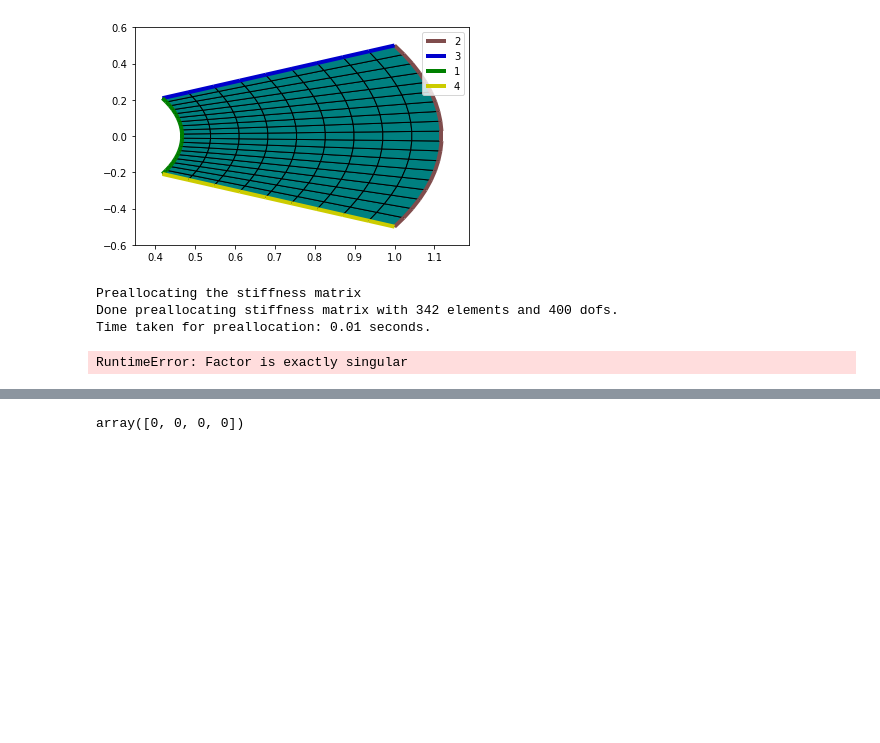
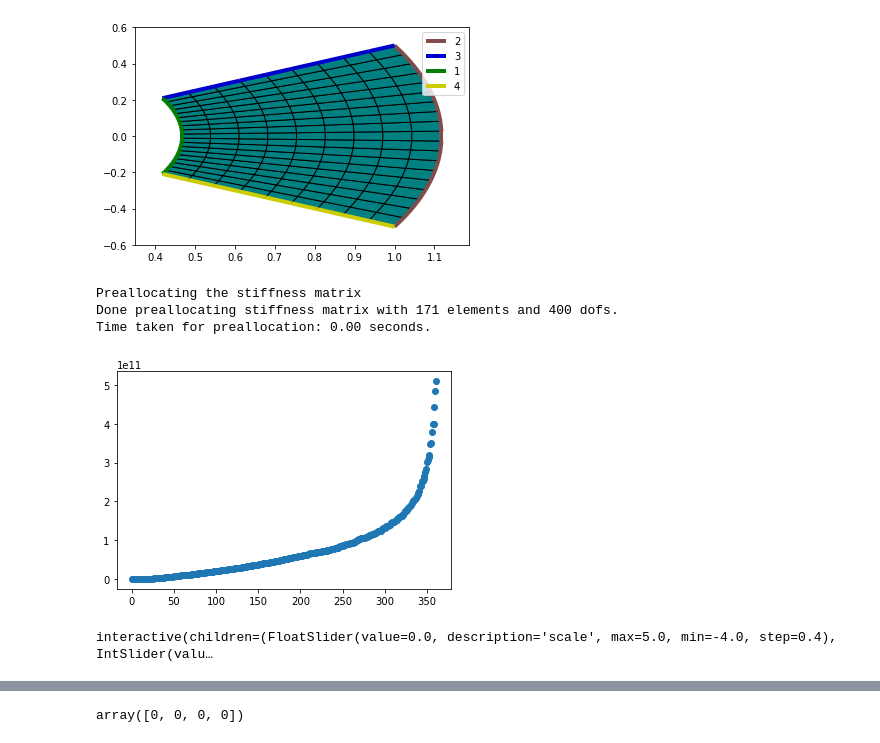
Before and after one commit to jenovencio/NDCSI4-2018, a Jupyter notebook: notebooks/cyclic symmetry.ipynb, the cells around one changed output, grey strips where cells are left out. Saved outputs shown, nothing was run; the diff lists cells and outputs as text; code cells hidden in the pictures; blank space fills up the shorter version.

```diff
--- a/notebooks/cyclic symmetry.ipynb
+++ b/notebooks/cyclic symmetry.ipynb
@@ -36,38 +36,38 @@ my_comp.set_mesh_obj(m)
 my_material = amfe.KirchhoffMaterial(E=210E9, nu=0.3, rho=7.86E3, plane_stress=True, thickness=1.0)
 my_comp.set_domain(6,my_material)
 my_comp.apply_neumann_boundaries(2,1e8, 'normal')
 
 K, f = my_comp.assembly_class.assemble_k_and_f()
 K_, f = my_comp.assembly_class.assemble_k_and_f_neumann()
 M = my_comp.assembly_class.assemble_m()
 
 
 dirsub = m.get_submesh('phys_group', 1)
 cyclic_low = m.get_submesh('phys_group', 3)
 cyclic_high = m.get_submesh('phys_group', 4)
 
 
 id_matrix = my_comp.assembly_class.id_matrix
 dir_dofs = amfe.get_dirichlet_dofs(dirsub, direction ='xy', id_matrix=id_matrix)
 low_dofs = amfe.get_dirichlet_dofs(cyclic_low, direction ='xy', id_matrix=id_matrix)
 high_dofs = amfe.get_dirichlet_dofs(cyclic_high, direction ='xy', id_matrix=id_matrix)
 
 K, M, f = my_comp.insert_dirichlet_boundary_cond(K,M,f,dir_dofs, value = 0.0)
 K_mod, M_mod, f_mod, P = my_comp.insert_cyclic_symm_boundary_cond(K, M, f, low_dofs = low_dofs, high_dofs = high_dofs, theta = 0.0)
 
 
-#omega, V_dynamic = linalg.eig(K_mod.todense(), M_mod.todense())
-omega, V_dynamic = splinalg.eigs(K_mod, k=30, M = M_mod, sigma=1.0,  which='SM')
+omega, V_dynamic = linalg.eig(K_mod.todense(), M_mod.todense())
+#omega, V_dynamic = splinalg.eigs(K_mod, k=30, M = M_mod, sigma=1.0,  which='SM')
 
 indexes = np.argsort(omega)
 V_dynamic = V_dynamic [:,indexes]
 plt.plot(omega[indexes],'o')
 plt.show()
 # %% [output]
 Preallocating the stiffness matrix
-Done preallocating stiffness matrix with 342 elements and 400 dofs.
-Time taken for preallocation: 0.01 seconds.
+Done preallocating stiffness matrix with 171 elements and 400 dofs.
+Time taken for preallocation: 0.00 seconds.
-RuntimeError: Factor is exactly singular
+[figure, added]
 # %%
 mode = 21
 def get_mode(mode):
@@ -86,5 +86,7 @@ def plot(scale=0,mode=0):
     amfe.plot_system_solution(my_comp,ax=ax1,factor=1.0*scale)
 
     plt.show()
+# %% [output]
+interactive(children=(FloatSlider(value=0.0, description='scale', max=5.0, min=-4.0, step=0.4), IntSlider(valu…
 # %%
 omega
```
Also changed, not shown: parts of 2 cells of this notebook, 18 other files.
